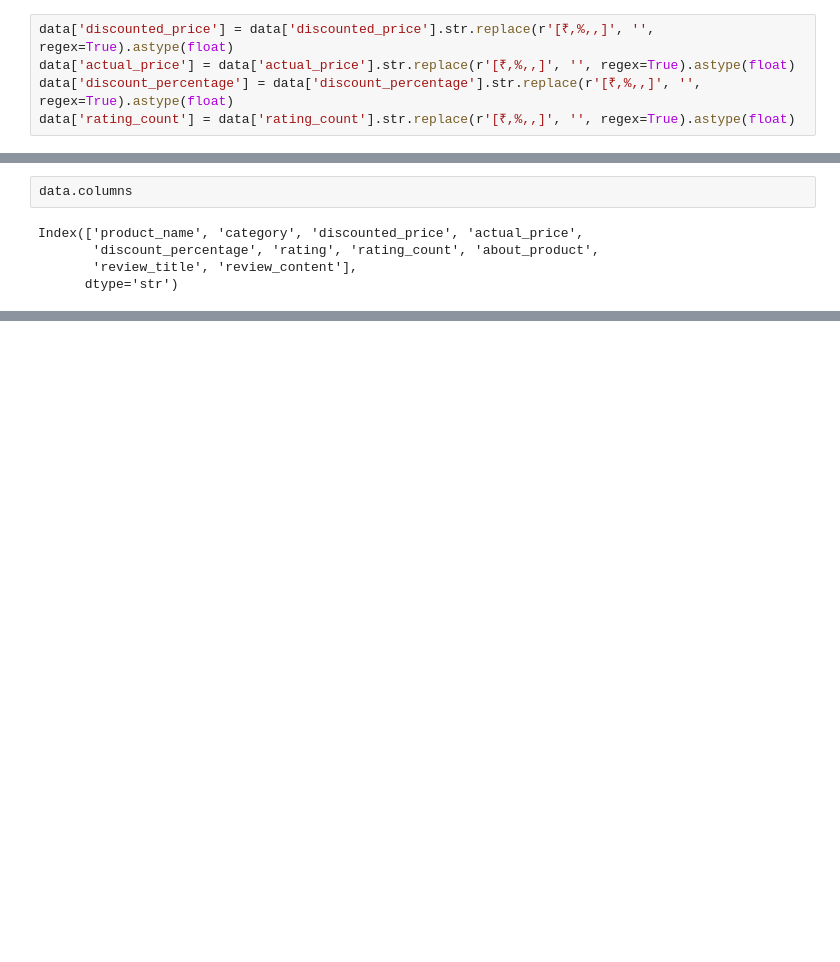
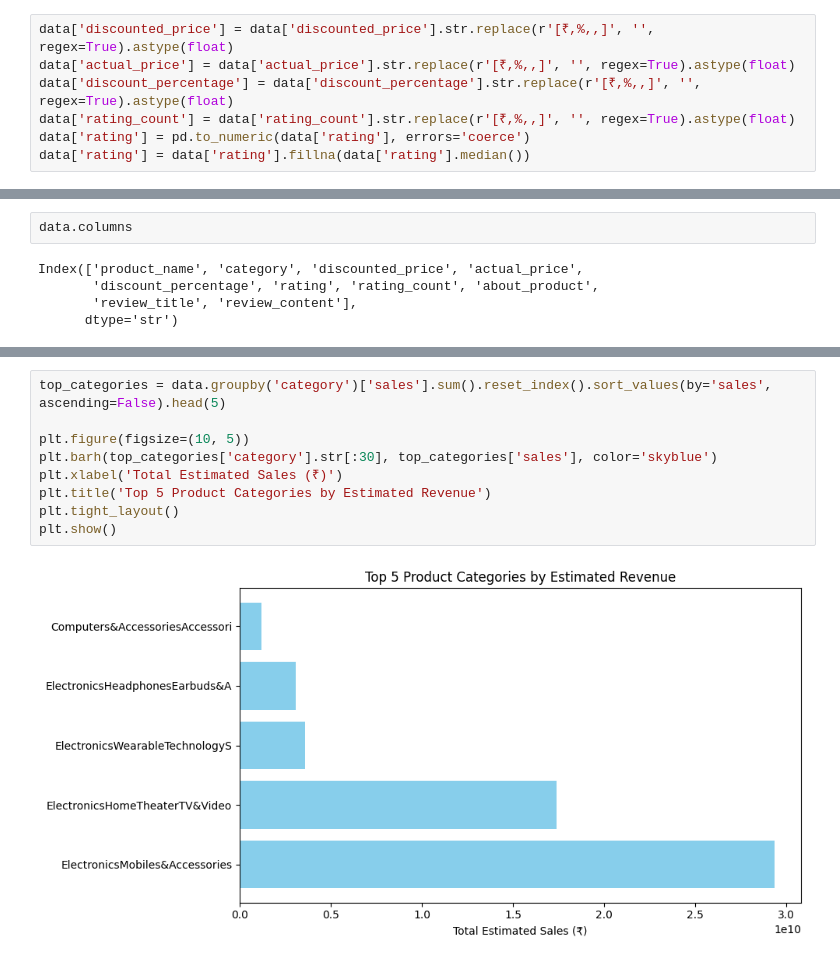
Before and after one commit to shubh229177/Amazon-Sales-Analysis, a Jupyter notebook: main.ipynb, the cells around one changed output, grey strips where cells are left out. Cells and saved outputs as stored; diff of their text form; blank space fills up the shorter version.

```diff
--- a/main.ipynb
+++ b/main.ipynb
@@ -64,6 +64,8 @@ data['discounted_price'] = data['discounted_price'].str.replace(r'[₹,%,,]', ''
 data['actual_price'] = data['actual_price'].str.replace(r'[₹,%,,]', '', regex=True).astype(float)
 data['discount_percentage'] = data['discount_percentage'].str.replace(r'[₹,%,,]', '', regex=True).astype(float)
 data['rating_count'] = data['rating_count'].str.replace(r'[₹,%,,]', '', regex=True).astype(float)
+data['rating'] = pd.to_numeric(data['rating'], errors='coerce')
+data['rating'] = data['rating'].fillna(data['rating'].median())
 # %%
 data['about_product'].value_counts()
 # %% [output]
@@ -115,0 +136,11 @@ data.head()
+# %%
+top_categories = data.groupby('category')['sales'].sum().reset_index().sort_values(by='sales', ascending=False).head(5)
+
+plt.figure(figsize=(10, 5))
+plt.barh(top_categories['category'].str[:30], top_categories['sales'], color='skyblue')
+plt.xlabel('Total Estimated Sales (₹)')
+plt.title('Top 5 Product Categories by Estimated Revenue')
+plt.tight_layout()
+plt.show()
+# %% [output]
+[figure, added]
```
Also changed, not shown: parts of 6 cells of this notebook.
